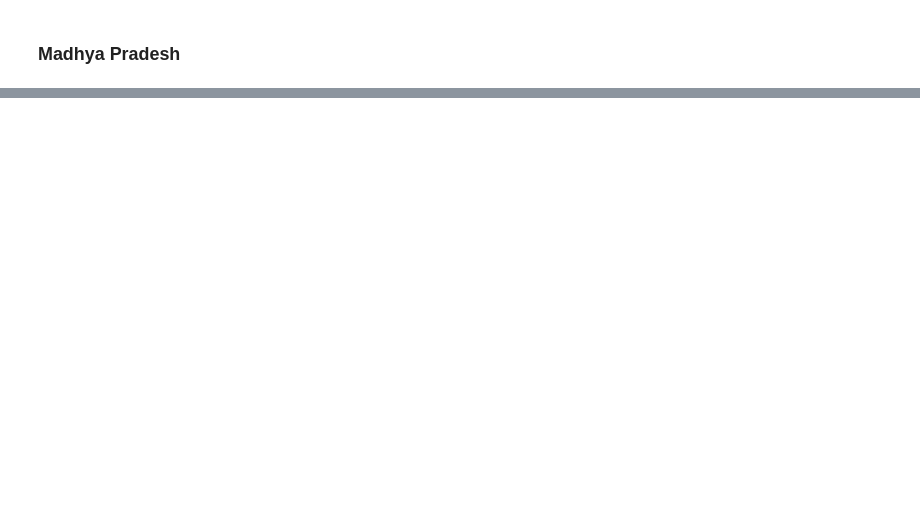
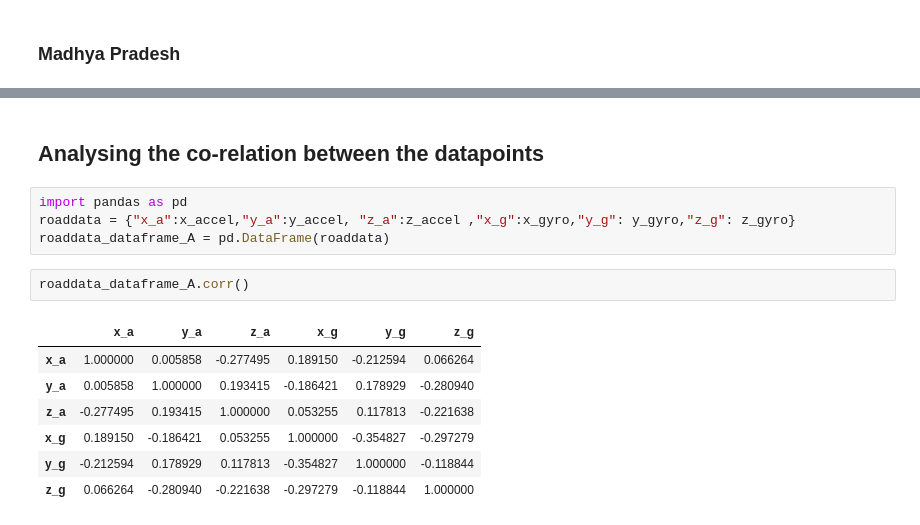
Before and after one commit to Dheeraj1998/Road-Condition-Analysis, a Jupyter notebook: Road Condition Analysis.ipynb, the cells around one changed output, grey strips where cells are left out. Saved outputs shown, nothing was run; the diff lists cells and outputs as text; blank space fills up the shorter version.

```diff
--- a/Road Condition Analysis.ipynb
+++ b/Road Condition Analysis.ipynb
@@ -757,3 +757,19 @@ display(road_quality_map)
 The picture of the location is:
 
 <img src = "pictures/picture_3.jpg">
+# %% [markdown]
+## Analysing the co-relation between the datapoints
+# %%
+import pandas as pd
+roaddata = {"x_a":x_accel,"y_a":y_accel, "z_a":z_accel ,"x_g":x_gyro,"y_g": y_gyro,"z_g": z_gyro}
+roaddata_dataframe_A = pd.DataFrame(roaddata)
+# %%
+roaddata_dataframe_A.corr()
+# %% [output]
+|  | x_a | y_a | z_a | x_g | y_g | z_g |
+| x_a | 1.000000 | 0.005858 | -0.277495 | 0.189150 | -0.212594 | 0.066264 |
+| y_a | 0.005858 | 1.000000 | 0.193415 | -0.186421 | 0.178929 | -0.280940 |
+| z_a | -0.277495 | 0.193415 | 1.000000 | 0.053255 | 0.117813 | -0.221638 |
+| x_g | 0.189150 | -0.186421 | 0.053255 | 1.000000 | -0.354827 | -0.297279 |
+| y_g | -0.212594 | 0.178929 | 0.117813 | -0.354827 | 1.000000 | -0.118844 |
+| z_g | 0.066264 | -0.280940 | -0.221638 | -0.297279 | -0.118844 | 1.000000 |
```
Also changed, not shown: parts of 3 cells of this notebook, 2 other files.
